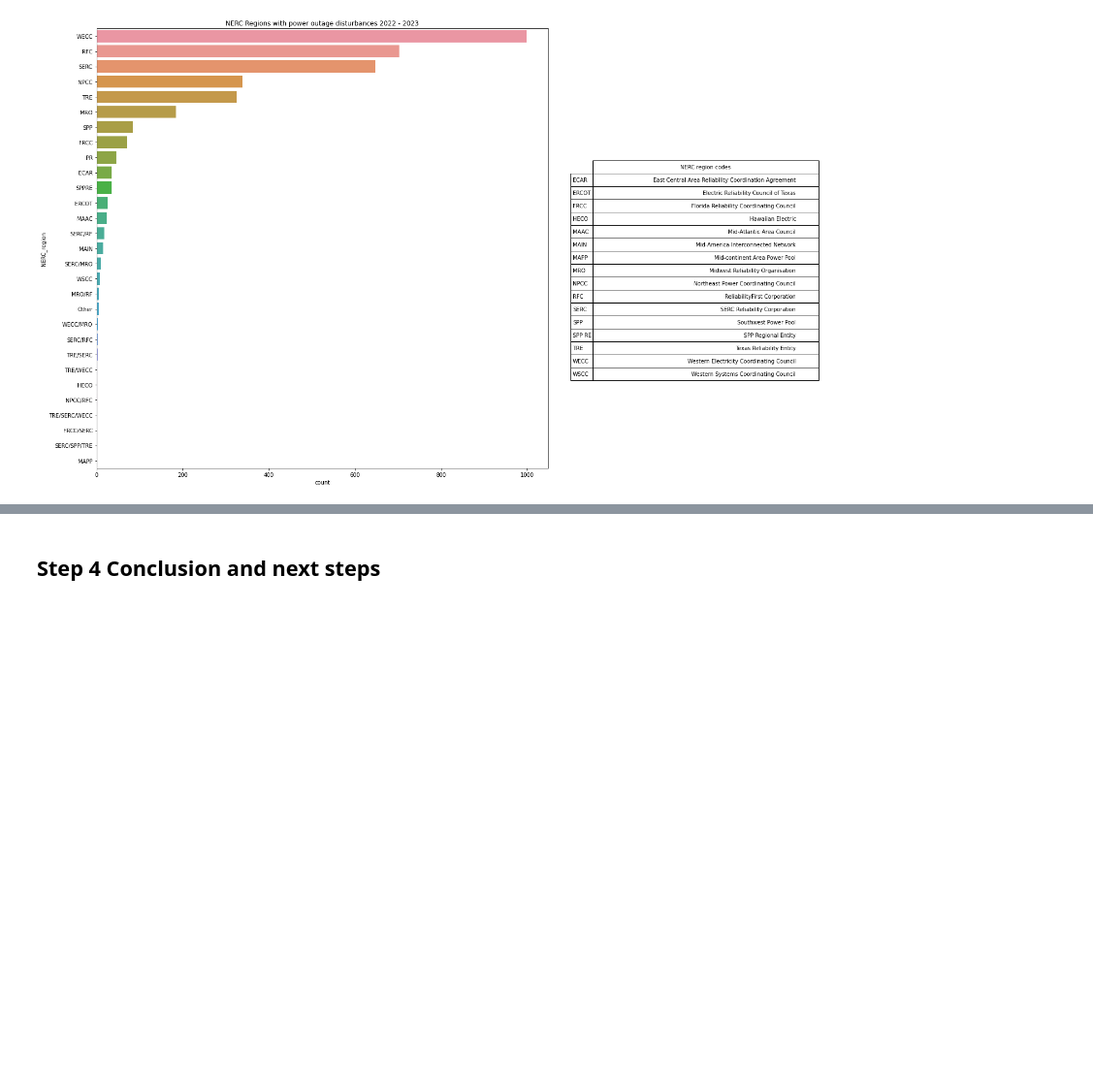
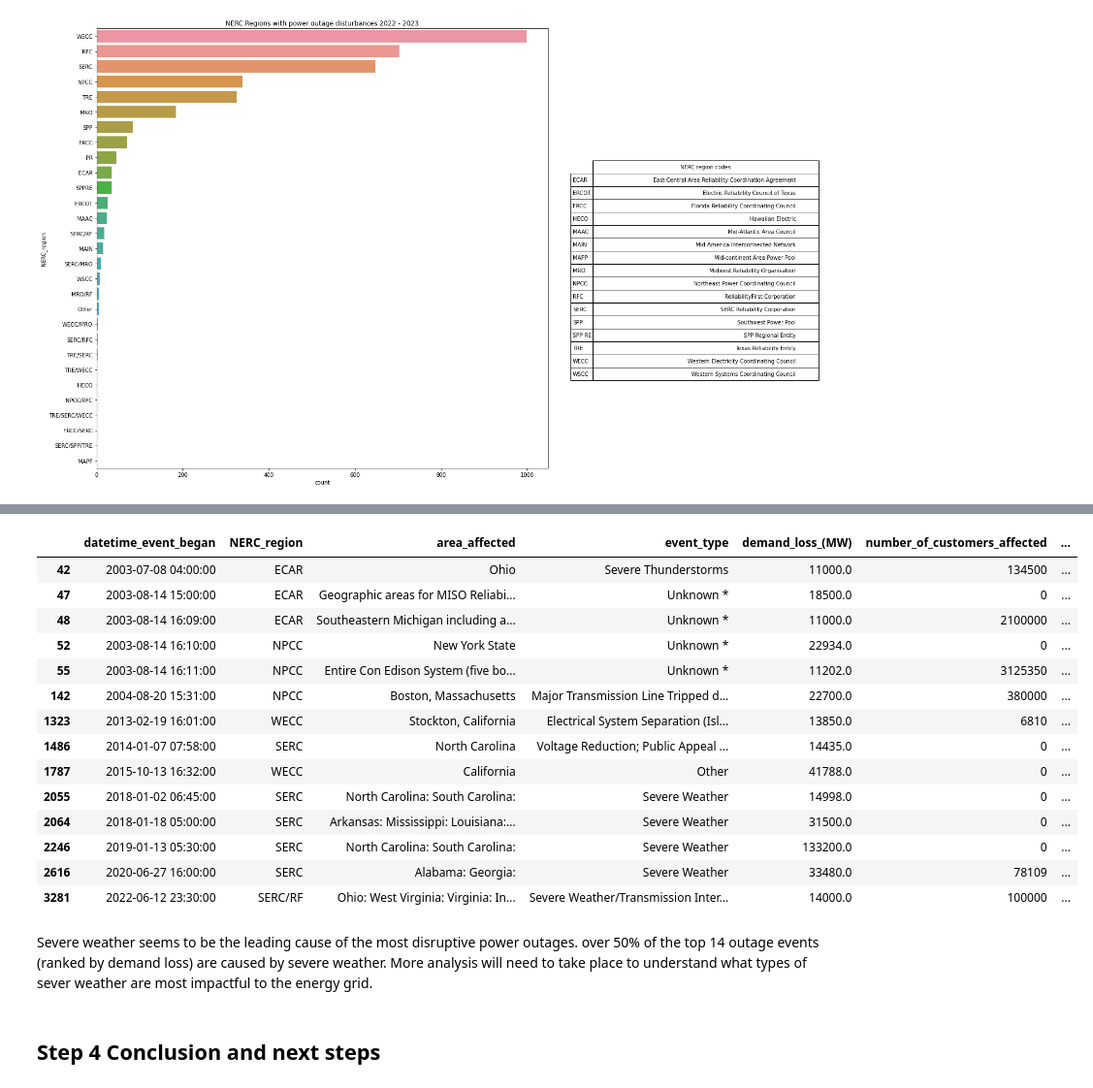
Before and after one commit to Meg-Guidry/maven_power_outage_challenge, a Jupyter notebook: Maven_Power_Outage_Challenge_Notebook.ipynb, the cells around one changed output, grey strips where cells are left out. Shown at 97% size. Saved outputs shown, nothing was run; the diff lists cells and outputs as text; code cells hidden in the pictures; blank space fills up the shorter version.

```diff
--- a/Maven_Power_Outage_Challenge_Notebook.ipynb
+++ b/Maven_Power_Outage_Challenge_Notebook.ipynb
@@ -700,2 +713,25 @@ memory usage: 113.1+ KB
+# %%
+# By sorting the data by demand loss we could get a rough idea about how we want to slice the data to view the events
+# that are responsible for the most demand loss.
+
+disturbances[disturbances["demand_loss_(MW)"] > 10000]
+# %% [output]
+|  | datetime_event_began | NERC_region | area_affected | event_type | demand_loss_(MW) | number_of_customers_affected | ... |
+| 42 | 2003-07-08 04:00:00 | ECAR | Ohio | Severe Thunderstorms | 11000.0 | 134500 | ... |
+| 47 | 2003-08-14 15:00:00 | ECAR | Geographic areas for MISO Reliabi... | Unknown * | 18500.0 | 0 | ... |
+| 48 | 2003-08-14 16:09:00 | ECAR | Southeastern Michigan including a... | Unknown * | 11000.0 | 2100000 | ... |
+| 52 | 2003-08-14 16:10:00 | NPCC | New York State | Unknown * | 22934.0 | 0 | ... |
+| 55 | 2003-08-14 16:11:00 | NPCC | Entire Con Edison System (five bo... | Unknown * | 11202.0 | 3125350 | ... |
+| 142 | 2004-08-20 15:31:00 | NPCC | Boston, Massachusetts | Major Transmission Line Tripped d... | 22700.0 | 380000 | ... |
+| 1323 | 2013-02-19 16:01:00 | WECC | Stockton, California | Electrical System Separation (Isl... | 13850.0 | 6810 | ... |
+| 1486 | 2014-01-07 07:58:00 | SERC | North Carolina | Voltage Reduction; Public Appeal ... | 14435.0 | 0 | ... |
+| 1787 | 2015-10-13 16:32:00 | WECC | California | Other | 41788.0 | 0 | ... |
+| 2055 | 2018-01-02 06:45:00 | SERC | North Carolina: South Carolina: | Severe Weather | 14998.0 | 0 | ... |
+| 2064 | 2018-01-18 05:00:00 | SERC | Arkansas: Mississippi: Louisiana:... | Severe Weather | 31500.0 | 0 | ... |
+| 2246 | 2019-01-13 05:30:00 | SERC | North Carolina: South Carolina: | Severe Weather | 133200.0 | 0 | ... |
+| 2616 | 2020-06-27 16:00:00 | SERC | Alabama: Georgia: | Severe Weather | 33480.0 | 78109 | ... |
+| 3281 | 2022-06-12 23:30:00 | SERC/RF | Ohio: West Virginia: Virginia: In... | Severe Weather/Transmission Inter... | 14000.0 | 100000 | ... |
+# %% [markdown]
+Severe weather seems to be the leading cause of the most disruptive power outages. over 50% of the top 14 outage events (ranked by demand loss) are caused by severe weather. More analysis will need to take place to understand what types of sever weather are most impactful to the energy grid.
 # %% [markdown]
 ## Step 4 Conclusion and next steps
```
Also changed, not shown: parts of 44 cells of this notebook, 2 other files.
